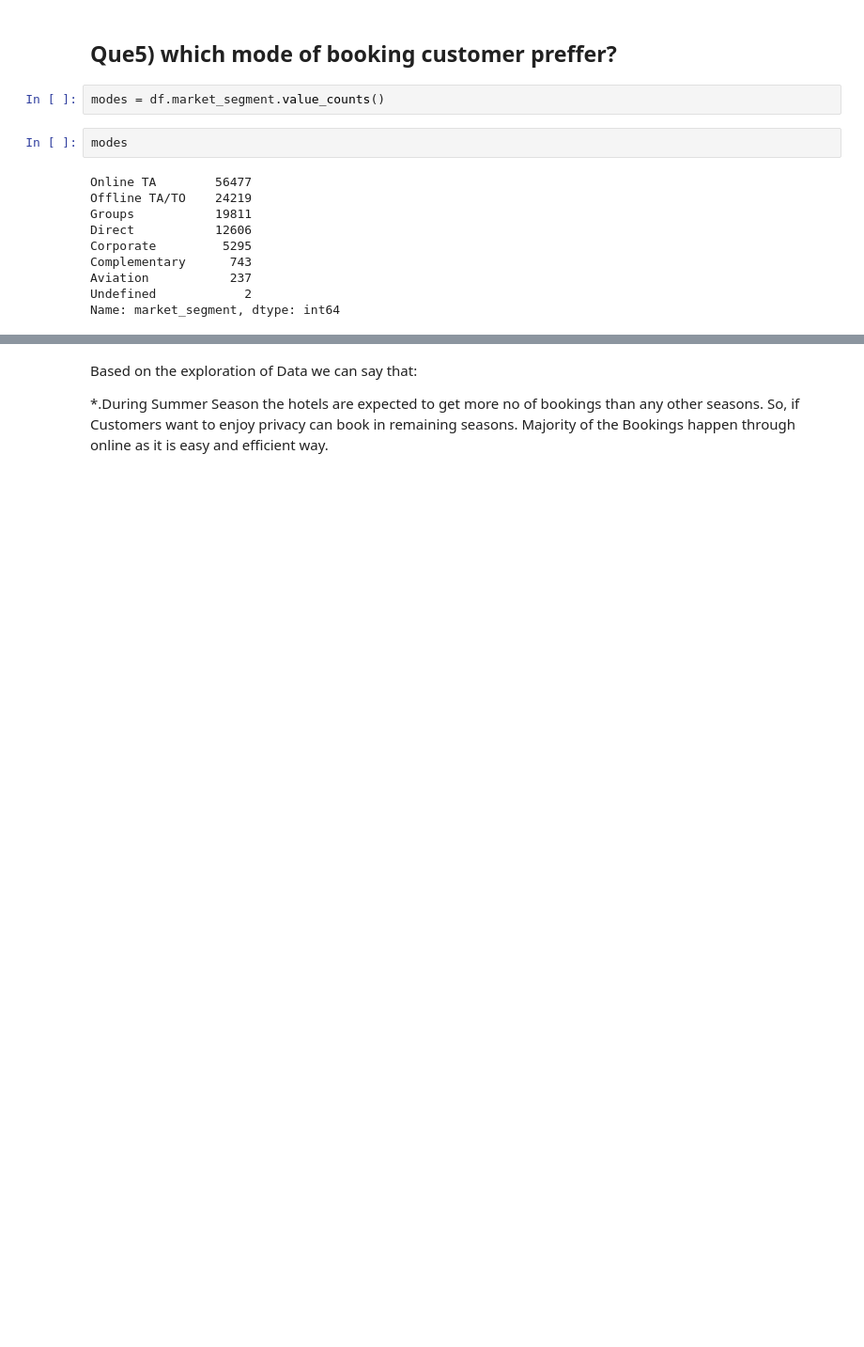
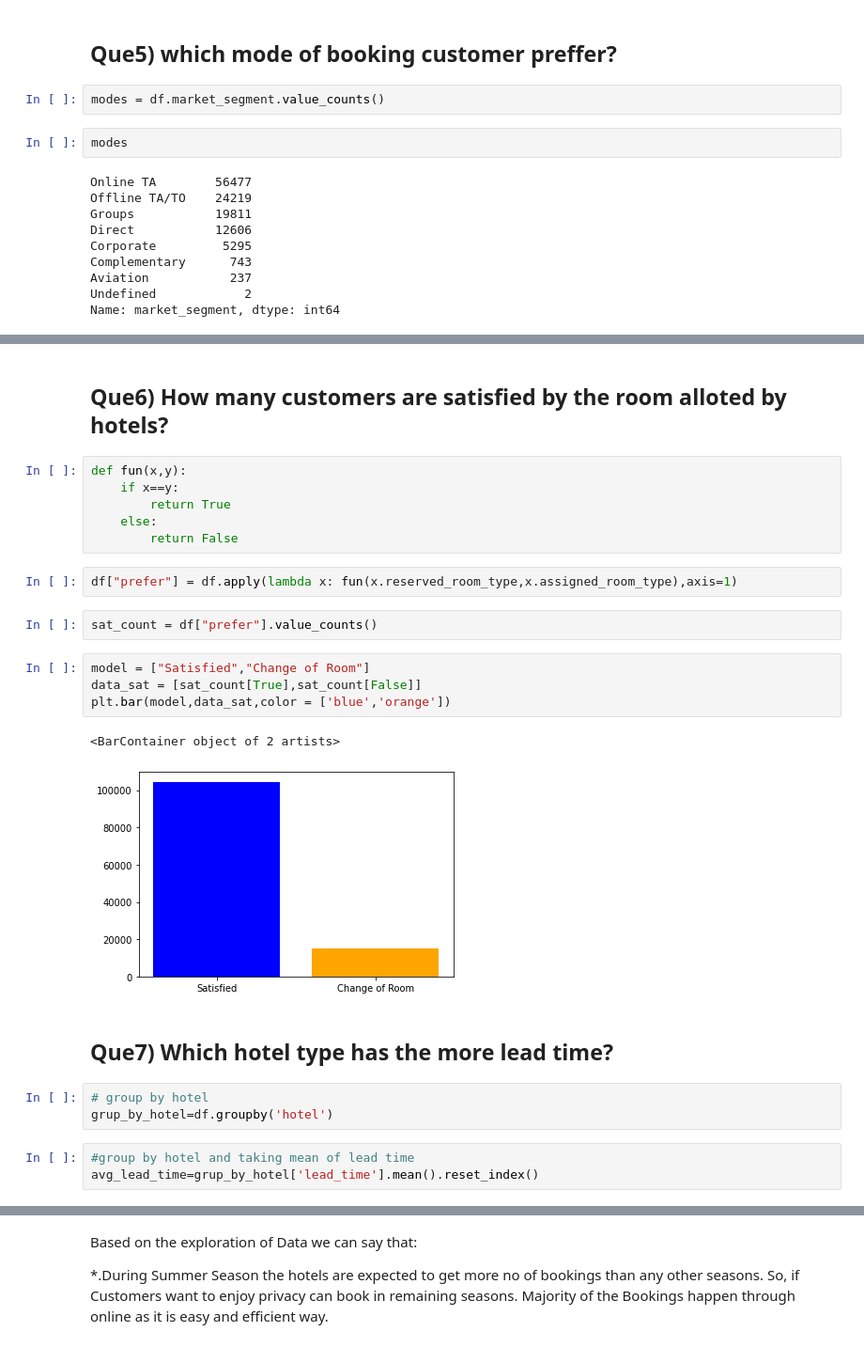
Before and after one commit to SumitAwagan123/hotel-booking-analysis-, a Jupyter notebook: Sumit_Awagan_Hotel_Booking_Analysis_Capstone_Project.ipynb, the cells around one changed output, grey strips where cells are left out. Shown: that part at 94% size. Cells and saved outputs as stored; diff of their text form; blank space fills up the shorter version.

```diff
--- a/Sumit_Awagan_Hotel_Booking_Analysis_Capstone_Project.ipynb
+++ b/Sumit_Awagan_Hotel_Booking_Analysis_Capstone_Project.ipynb
@@ -309,0 +309,27 @@ plt.bar(mode,mode_count)
+# %% [markdown]
+## **Que6) How many customers are satisfied by the room alloted by hotels?**
+# %%
+def fun(x,y):
+    if x==y:
+        return True
+    else:
+        return False
+# %%
+df["prefer"] = df.apply(lambda x: fun(x.reserved_room_type,x.assigned_room_type),axis=1)
+# %%
+sat_count = df["prefer"].value_counts()
+# %%
+model = ["Satisfied","Change of Room"]
+data_sat = [sat_count[True],sat_count[False]]
+plt.bar(model,data_sat,color = ['blue','orange'])
+# %% [output]
+<BarContainer object of 2 artists>
+[figure, added]
+# %% [markdown]
+## **Que7) Which hotel type has the more lead time?**
+# %%
+# group by hotel
+grup_by_hotel=df.groupby('hotel')
+# %%
+#group by hotel and taking mean of lead time
+avg_lead_time=grup_by_hotel['lead_time'].mean().reset_index()
```
Also changed, not shown: parts of 7 cells of this notebook.
